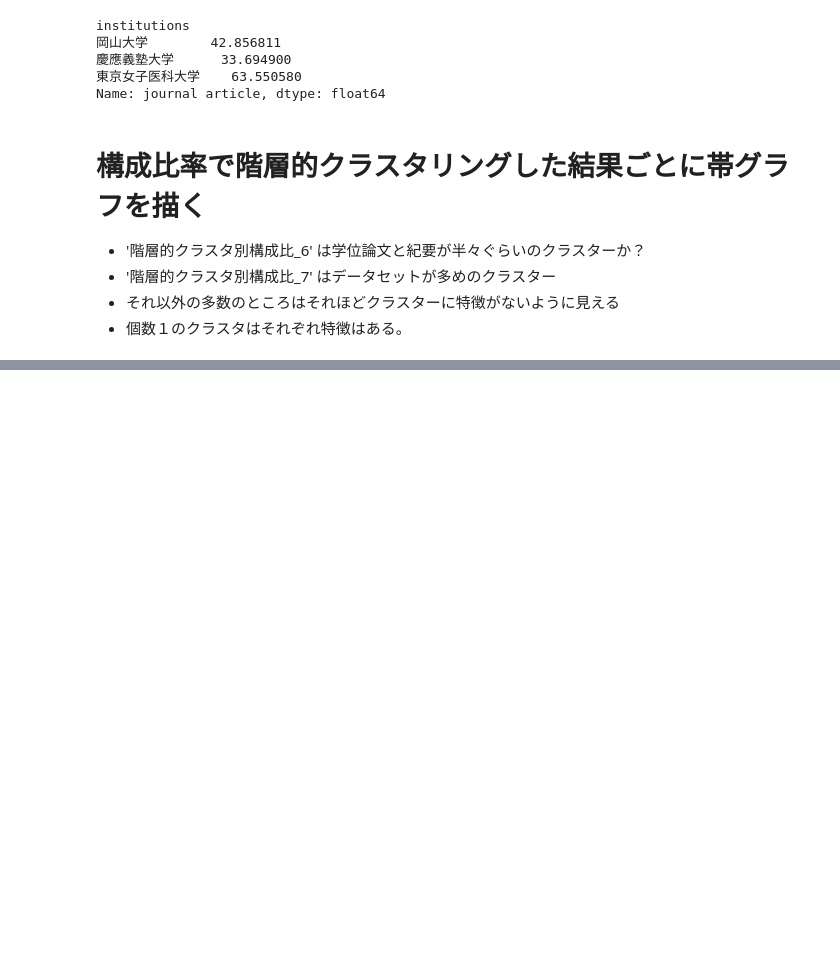
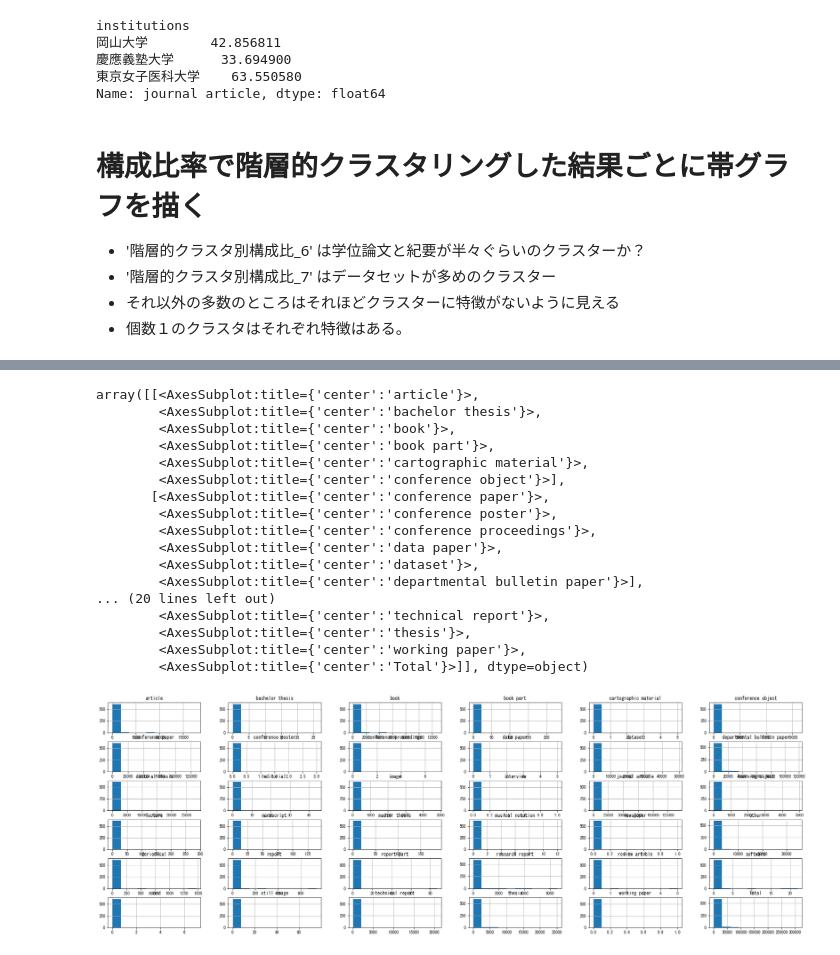
Before and after one commit to wonox/irdbscraping, a Jupyter notebook: irdbscraping.ipynb, the cells around one changed output, grey strips where cells are left out. Saved outputs shown, nothing was run; the diff lists cells and outputs as text; code cells hidden in the pictures; blank space fills up the shorter version.

```diff
--- a/irdbscraping.ipynb
+++ b/irdbscraping.ipynb
@@ -623,0 +635,26 @@ for i, clust in enumerate(cluster_list):
+# %%
+# 各列のヒストグラムを作成
+# pivot_orders_df4 は実数値でソート済み、合計列が右端にある
+plt.rcParams['font.size'] = 10
+fig, ax = plt.subplots(figsize=(30,10))
+# pivot_orders_df4 は 元のDataFrame
+pivot_orders_df4.hist(ax=ax)
+# %% [output]
+array([[<AxesSubplot:title={'center':'article'}>,
+        <AxesSubplot:title={'center':'bachelor thesis'}>,
+        <AxesSubplot:title={'center':'book'}>,
+        <AxesSubplot:title={'center':'book part'}>,
+        <AxesSubplot:title={'center':'cartographic material'}>,
+        <AxesSubplot:title={'center':'conference object'}>],
+       [<AxesSubplot:title={'center':'conference paper'}>,
+        <AxesSubplot:title={'center':'conference poster'}>,
+        <AxesSubplot:title={'center':'conference proceedings'}>,
+        <AxesSubplot:title={'center':'data paper'}>,
+        <AxesSubplot:title={'center':'dataset'}>,
+        <AxesSubplot:title={'center':'departmental bulletin paper'}>],
+... (20 lines left out)
+        <AxesSubplot:title={'center':'technical report'}>,
+        <AxesSubplot:title={'center':'thesis'}>,
+        <AxesSubplot:title={'center':'working paper'}>,
+        <AxesSubplot:title={'center':'Total'}>]], dtype=object)
+[figure, added]
```
Also changed, not shown: parts of 15 cells of this notebook, 4 other files.
